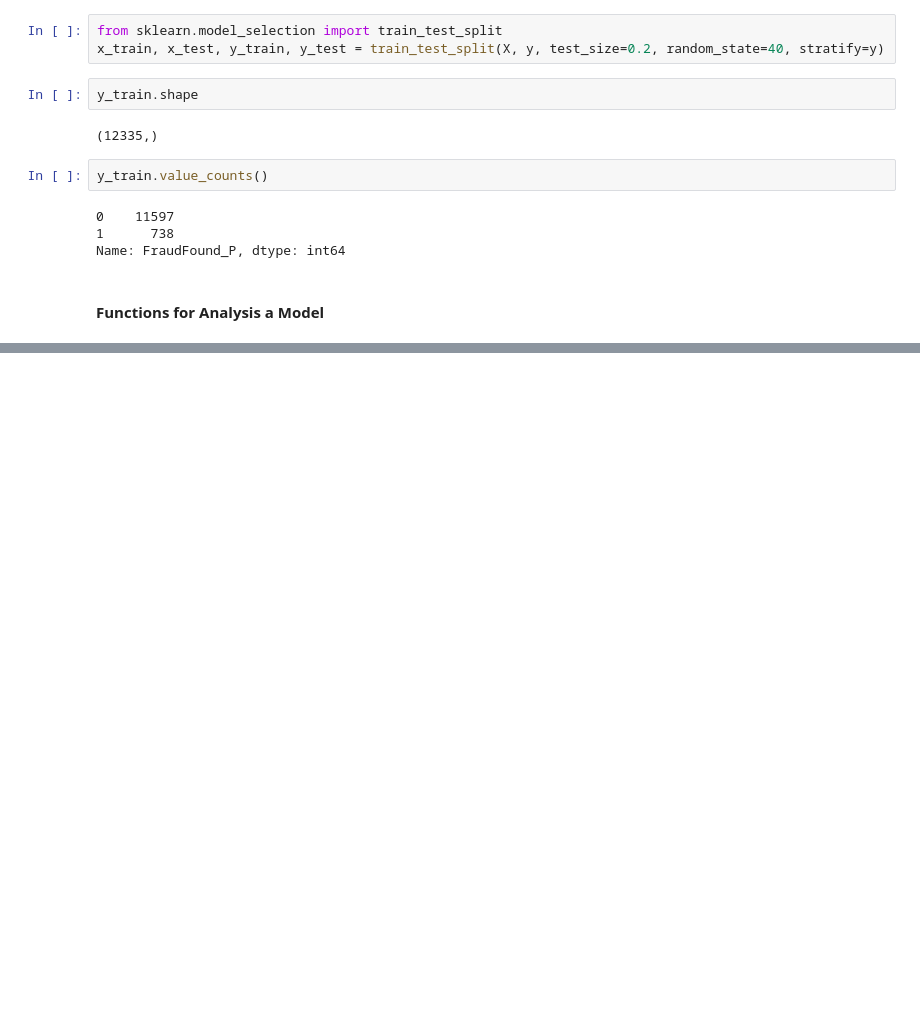
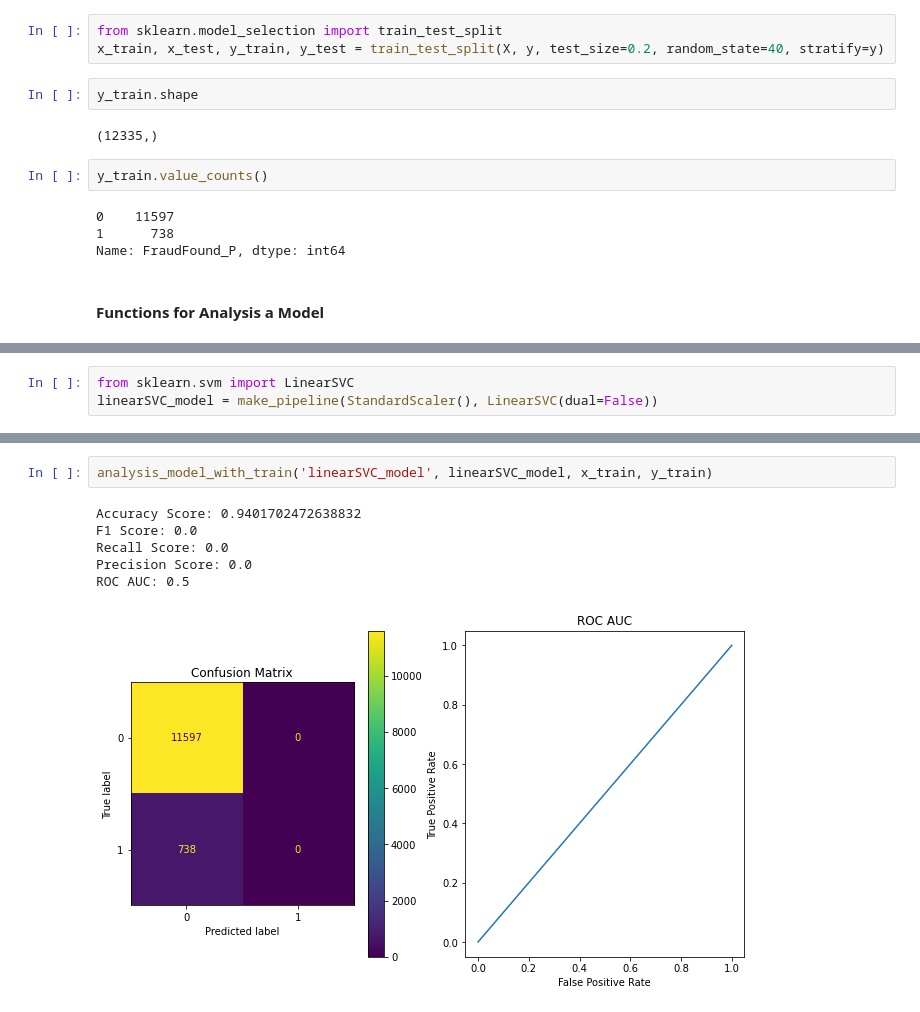
Before and after one commit to MohammadRouintan/Vehicle-Insurance-Claim-Fraud-Detection-Classification, a Jupyter notebook: VehicleInsuranceCLASSIFICATION.ipynb, the cells around one changed output, grey strips where cells are left out. Cells and saved outputs as stored; diff of their text form; blank space fills up the shorter version.

```diff
--- a/VehicleInsuranceCLASSIFICATION.ipynb
+++ b/VehicleInsuranceCLASSIFICATION.ipynb
@@ -326,0 +392,3 @@ def analysis_model(modelname, model, x_test, y_test):
+# %%
+from sklearn.svm import LinearSVC
+linearSVC_model = make_pipeline(StandardScaler(), LinearSVC(dual=False))
@@ -326,0 +400,9 @@ def analysis_model(modelname, model, x_test, y_test):
+# %%
+analysis_model_with_train('linearSVC_model', linearSVC_model, x_train, y_train)
+# %% [output]
+Accuracy Score: 0.9401702472638832
+F1 Score: 0.0
+Recall Score: 0.0
+Precision Score: 0.0
+ROC AUC: 0.5
+[figure, added]
```
Also changed, not shown: parts of 50 cells of this notebook.
